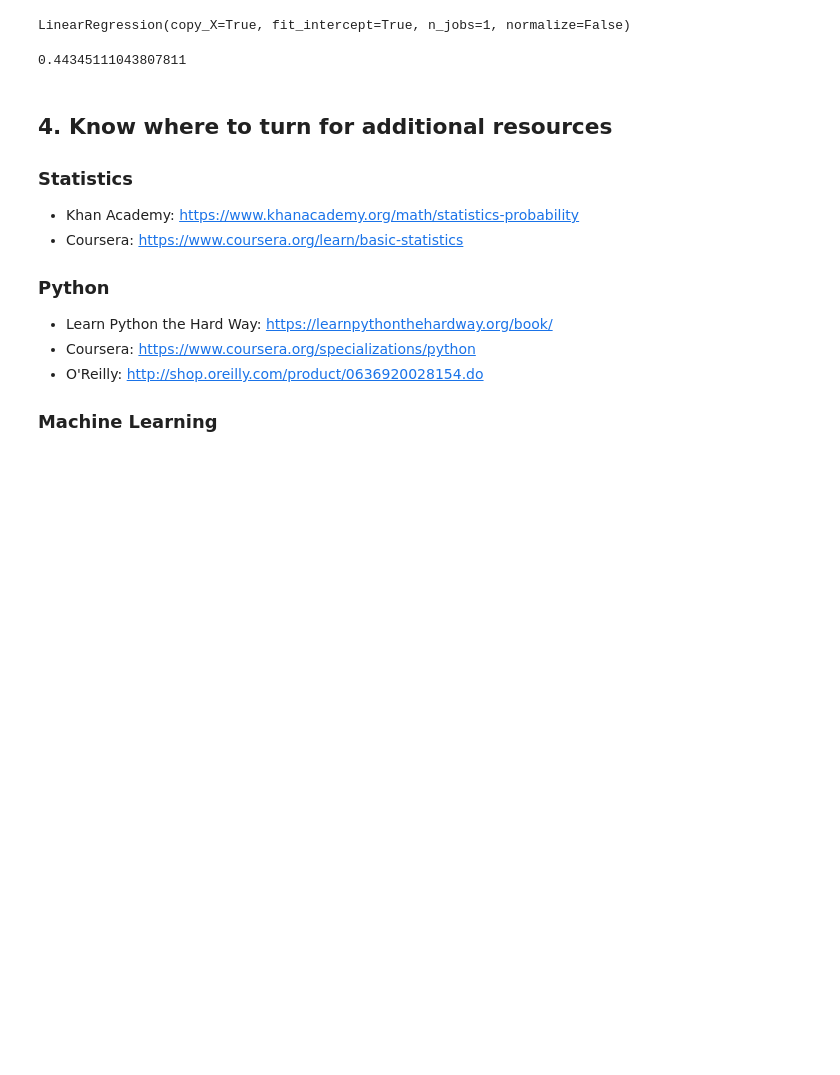
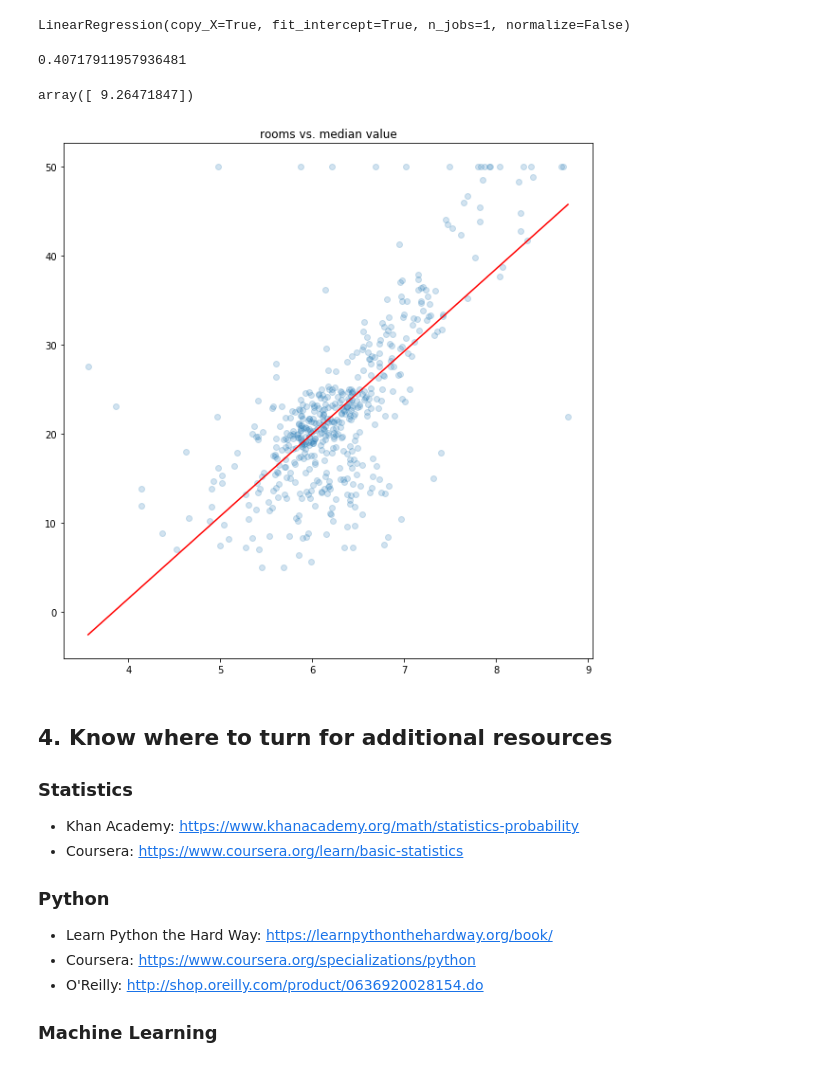
Before and after one commit to maripqz/WWC-Workshop-Intro-to-Machine-Learning, a Jupyter notebook: Lecture_Notes.ipynb, the cells around one changed output. Saved outputs shown, nothing was run; the diff lists cells and outputs as text; code cells hidden in the pictures; blank space fills up the shorter version.

```diff
--- a/Lecture_Notes.ipynb
+++ b/Lecture_Notes.ipynb
@@ -158,16 +162,36 @@ Discuss: Why is this slope so off? We could easilly draw a slope that more close
 
 Let's explore what happens if we limit our model to **just** rooms:
 # %%
-rooms_train = X_train['rm'].reset_index()
+rooms_train = pd.Series.to_frame(X_train['rm'])
 rm_model = LinearRegression()
 rm_model.fit(rooms_train, y_train)
 # %% [output]
 LinearRegression(copy_X=True, fit_intercept=True, n_jobs=1, normalize=False)
 # %%
-rooms_test = X_test['rm'].reset_index()
+rooms_test = pd.Series.to_frame(X_test['rm'])
 rm_model.score(rooms_test, y_test)
 # %% [output]
-0.44345111043807811
+0.40717911957936481
+# %%
+rm_model.coef_
+# %% [output]
+array([ 9.26471847])
+# %%
+#using the slope from the coefficients above
+slope = 9.26471847
+x_0 = rooms_train.rm.min()
+y_0 = slope * (x_0) + rm_model.intercept_
+
+x_1 = boston_df.rm.max()
+y_1 = slope * (x_1 - x_0) + y_0
+
+fig, ax = plt.subplots(figsize=(10,10))
+
+ax.scatter(boston_df.rm, y, alpha=.2)
+ax.plot([x_0, x_1], [y_0, y_1], c='r')
+ax.set_title('rooms vs. median value');
+# %% [output]
+[figure, added]
 # %% [markdown]
 ## 4. Know where to turn for additional resources
 
```
Also changed, not shown: parts of 5 cells of this notebook.
